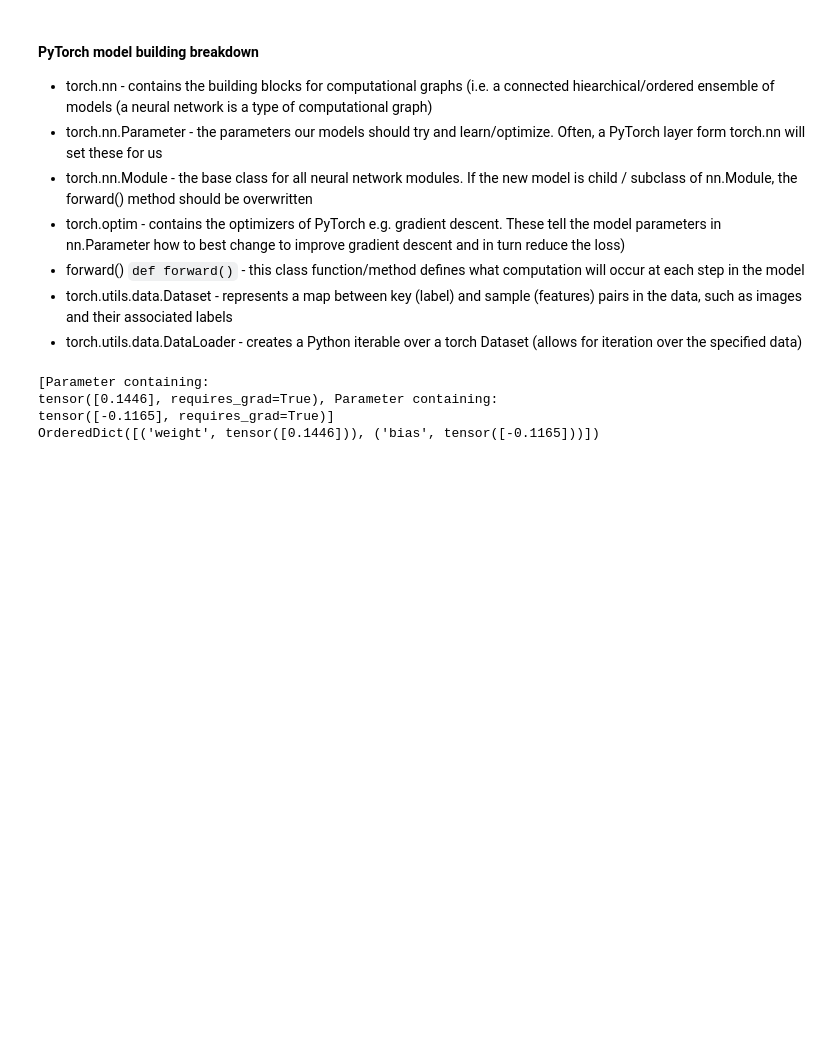
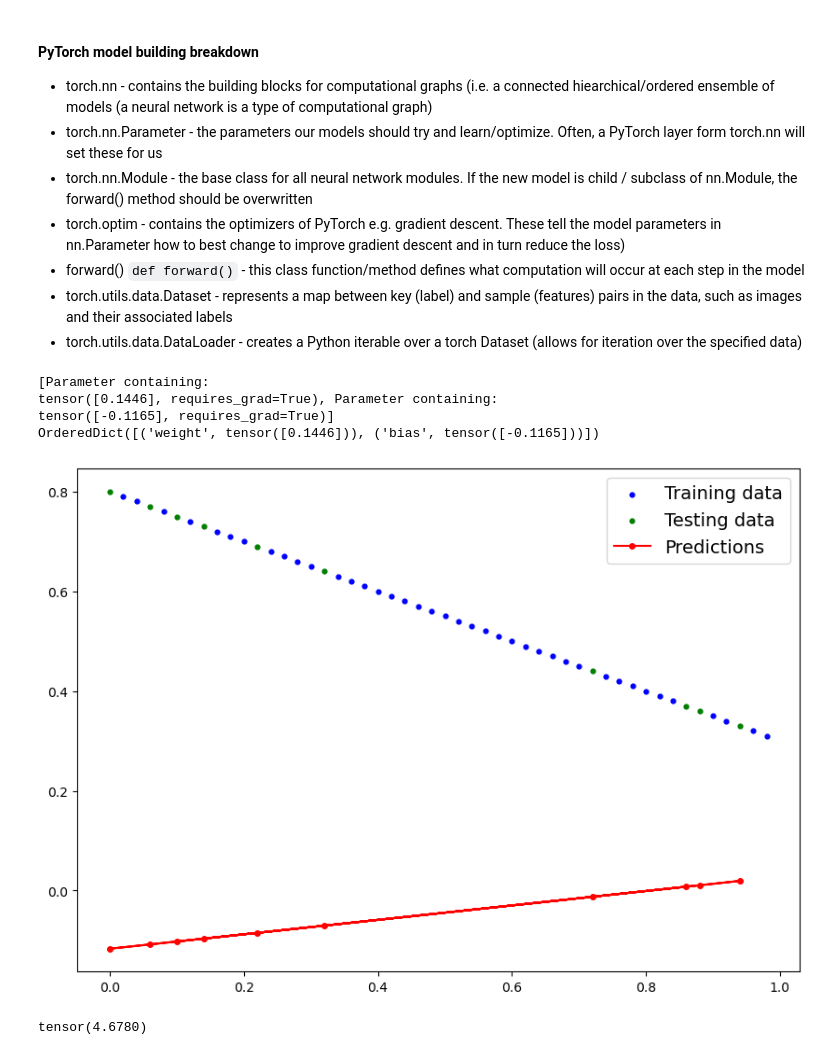
Before and after one commit to wallace-b/learning, a Jupyter notebook: PyTorch/DL ML Course/1A_pytorch_workflow.ipynb, the cells around one changed output. Drawn from its saved outputs; the diff is of its cells as text; code cells hidden in the pictures; blank space fills up the shorter version.

Commit message:
23-07-16 Update 02 1A_pytorch_workflow.ipynb
Added an initial model prediction (using initialized randomized parameters) and plotted the results

```diff
--- a/PyTorch/DL ML Course/1A_pytorch_workflow.ipynb
+++ b/PyTorch/DL ML Course/1A_pytorch_workflow.ipynb
@@ -86,7 +86,7 @@ def plot_predictions(train_data,
 
     # Are there predictions? (red)
     if predictions is not None:
-        plt.scatter(test_data, predictions, c="r", s=12, label="Predictions")
+        plt.plot(test_data, predictions, color="red", marker="o", linewidth=1.5, markersize=4, label="Predictions")
 
     # Show the legend
     plt.legend(prop={"size": 14})
@@ -114,10 +114,10 @@ class linear_regression_model(nn.Module): # almost everything in PyTorch inherit
 
         # forward() method to define the computation in the model i.e. the model formula
         # (!) actually overrides the nn.Module forward() method
-        def forward(self, x: torch.Tensor) -> torch.Tensor: # where x is the input data, in the format of a torch.Tensor
-            return self.weights * x + self.bias # this is y = aX + b, the linear regression formula
+    def forward(self, x: torch.Tensor) -> torch.Tensor: # where x is the input data, in the format of a torch.Tensor
+        return self.weight * x + self.bias # this is y = aX + b, the linear regression formula
 
-        # PyTorch will run Gradient Descent and Backpropagation to update the weight and bias.
+    # PyTorch will run Gradient Descent and Backpropagation to update the weight and bias.
 # %% [markdown]
 #### PyTorch model building breakdown
 * torch.nn - contains the building blocks for computational graphs (i.e. a connected hiearchical/ordered ensemble of models (a neural network is a type of computational graph)
@@ -127,23 +127,35 @@ class linear_regression_model(nn.Module): # almost everything in PyTorch inherit
 * forward() `def forward()` - this class function/method defines what computation will occur at each step in the model
 * torch.utils.data.Dataset - represents a map between key (label) and sample (features) pairs in the data, such as images and their associated labels
 * torch.utils.data.DataLoader - creates a Python iterable over a torch Dataset (allows for iteration over the specified data)
-# %%
-### Model creation ###
-
-# RANDOM_SEED = 57
-torch.manual_seed(RANDOM_SEED)
-
-# Create an instance of the model
-model_0 = linear_regression_model()
-
-# View parameters
-print(list(model_0.parameters()))
-print(model_0.state_dict())
-
-# Goal parameters after training (from earlier)
-# weight, bias = -0.5, 0.8
-# %% [output]
-[Parameter containing:
-tensor([0.1446], requires_grad=True), Parameter containing:
-tensor([-0.1165], requires_grad=True)]
-OrderedDict([('weight', tensor([0.1446])), ('bias', tensor([-0.1165]))])
+# %%
+### Model creation ###
+
+# RANDOM_SEED = 57
+torch.manual_seed(RANDOM_SEED)
+
+# Create an instance of the model
+model_0 = linear_regression_model()
+
+# View parameters
+print(list(model_0.parameters()))
+print(model_0.state_dict())
+
+# Goal parameters after training (from earlier)
+# weight, bias = -0.5, 0.8
+# %% [output]
+[Parameter containing:
+tensor([0.1446], requires_grad=True), Parameter containing:
+tensor([-0.1165], requires_grad=True)]
+OrderedDict([('weight', tensor([0.1446])), ('bias', tensor([-0.1165]))])
+# %%
+# Make predictions with current model
+with torch.inference_mode(): # inference mode disables tracking & updating of parameters
+    y_pred = model_0(X_test)
+
+plot_predictions(X_train, y_train, X_test, y_test, predictions=y_pred)
+# %% [output]
+[figure, added]
+# %%
+((y_pred - y_test)**2).sum().item() # RSS residual sum of squares
+# %% [output]
+tensor(4.6780)
```
